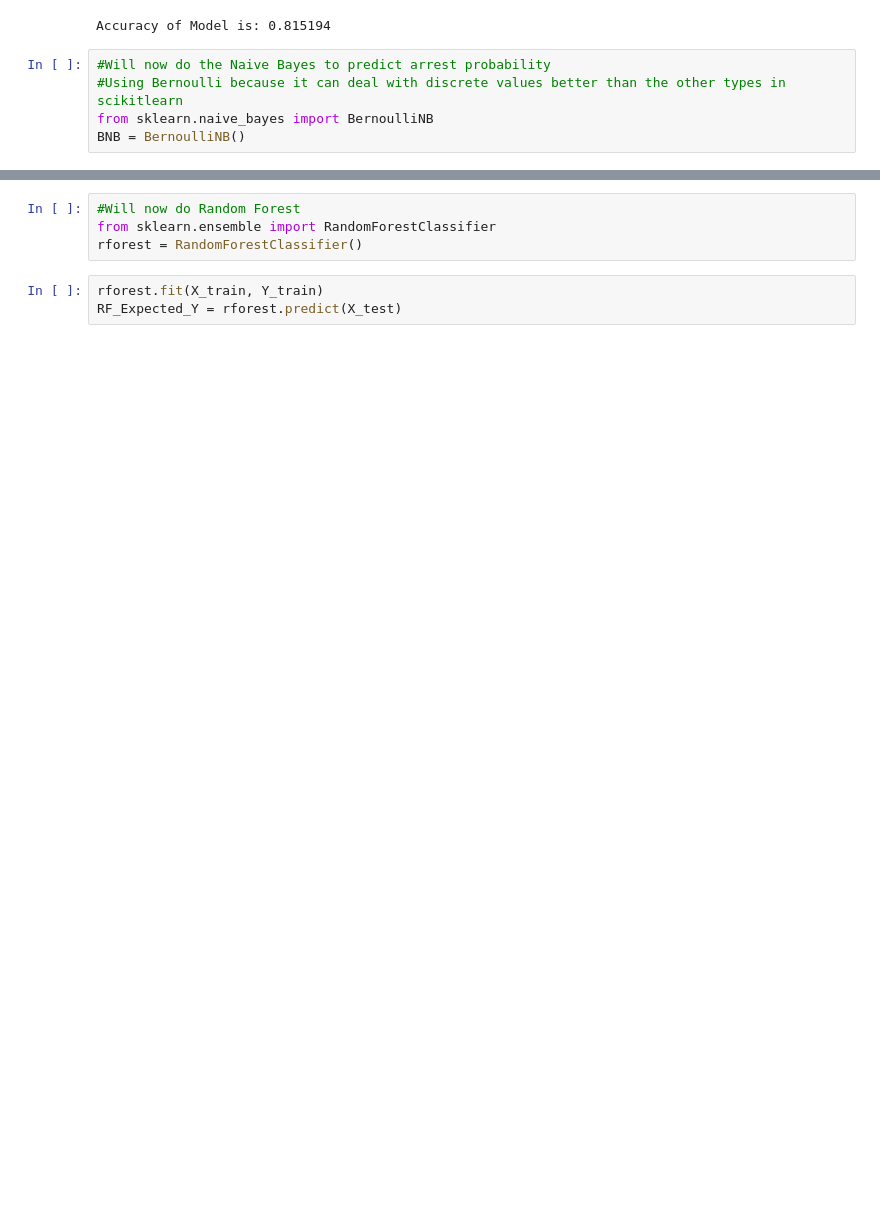
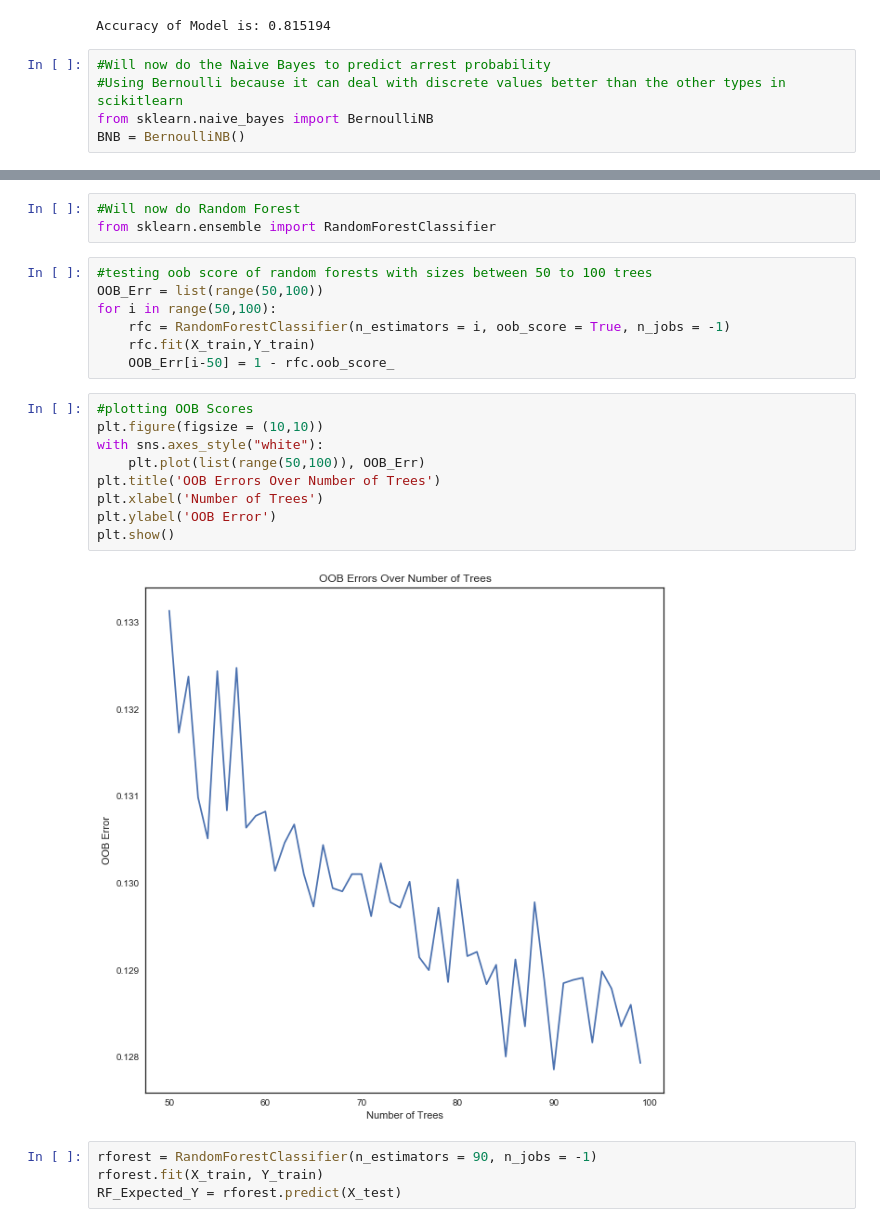
Before and after one commit to ajitkoduri/Chicago-Crime-Analysis, a Jupyter notebook: Chicago Sex Crimes Analysis.ipynb, the cells around one changed output, grey strips where cells are left out. Drawn from its saved outputs; the diff is of its cells as text; blank space fills up the shorter version.

```diff
--- a/Chicago Sex Crimes Analysis.ipynb
+++ b/Chicago Sex Crimes Analysis.ipynb
@@ -413,8 +453,26 @@ Accuracy of Model is: 0.773535
 # %%
 #Will now do Random Forest
 from sklearn.ensemble import RandomForestClassifier
-rforest = RandomForestClassifier()
+# %%
+#testing oob score of random forests with sizes between 50 to 100 trees
+OOB_Err = list(range(50,100))
+for i in range(50,100):
+    rfc = RandomForestClassifier(n_estimators = i, oob_score = True, n_jobs = -1)
+    rfc.fit(X_train,Y_train)
+    OOB_Err[i-50] = 1 - rfc.oob_score_
+# %%
+#plotting OOB Scores
+plt.figure(figsize = (10,10))
+with sns.axes_style("white"):
+    plt.plot(list(range(50,100)), OOB_Err)
+plt.title('OOB Errors Over Number of Trees')
+plt.xlabel('Number of Trees')
+plt.ylabel('OOB Error')
+plt.show()
+# %% [output]
+[figure, added]
 # %%
+rforest = RandomForestClassifier(n_estimators = 90, n_jobs = -1)
 rforest.fit(X_train, Y_train)
 RF_Expected_Y = rforest.predict(X_test)
 # %%
```
Also changed, not shown: parts of 54 cells of this notebook.
